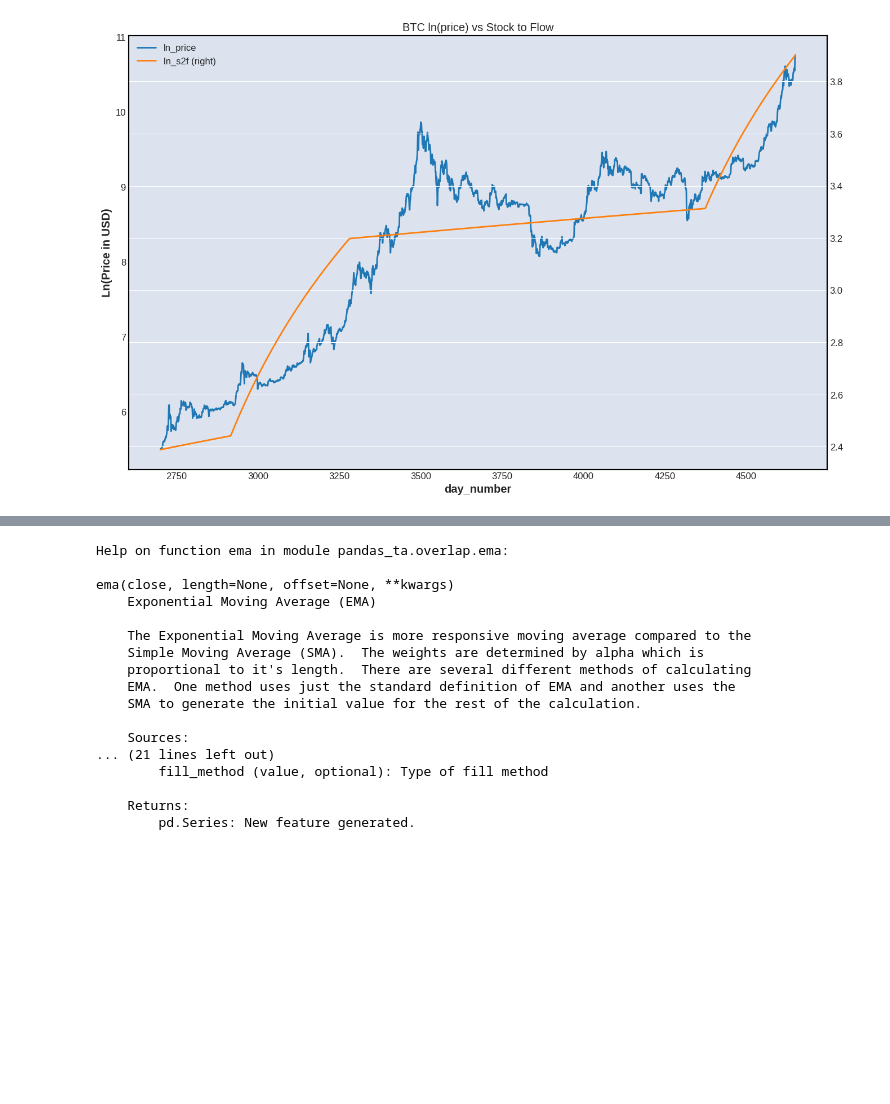
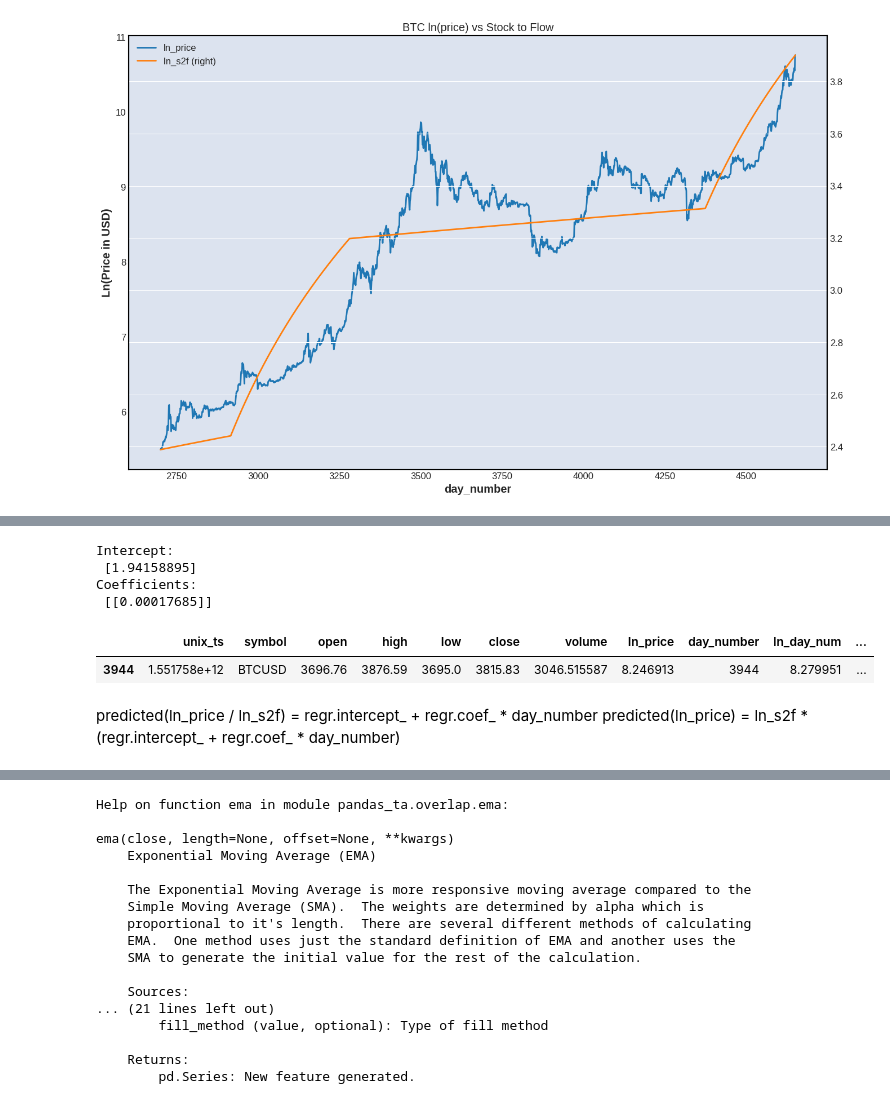
Before and after one commit to MajorTal/btc_s2f, a Jupyter notebook: analyze_btc.ipynb, the cells around one changed output, grey strips where cells are left out. Saved outputs shown, nothing was run; the diff lists cells and outputs as text; code cells hidden in the pictures; blank space fills up the shorter version.

```diff
--- a/analyze_btc.ipynb
+++ b/analyze_btc.ipynb
@@ -143,0 +166,16 @@ ax = merged_df.plot(x="day_number", y="ln_s2f", secondary_y=True, ax=ax)
+# %%
+print('Intercept: \n', regr.intercept_)
+print('Coefficients: \n', regr.coef_)
+# %% [output]
+Intercept:
+ [1.94158895]
+Coefficients:
+ [[0.00017685]]
+# %%
+merged_df.sample()
+# %% [output]
+|  | unix_ts | symbol | open | high | low | close | volume | ln_price | day_number | ln_day_num | ... |
+| 3944 | 1.551758e+12 | BTCUSD | 3696.76 | 3876.59 | 3695.0 | 3815.83 | 3046.515587 | 8.246913 | 3944 | 8.279951 | ... |
+# %% [markdown]
+predicted(ln_price / ln_s2f) =  regr.intercept_ + regr.coef_ * day_number
+predicted(ln_price) = ln_s2f * (regr.intercept_ + regr.coef_ * day_number)
```
Also changed, not shown: parts of 9 cells of this notebook.
